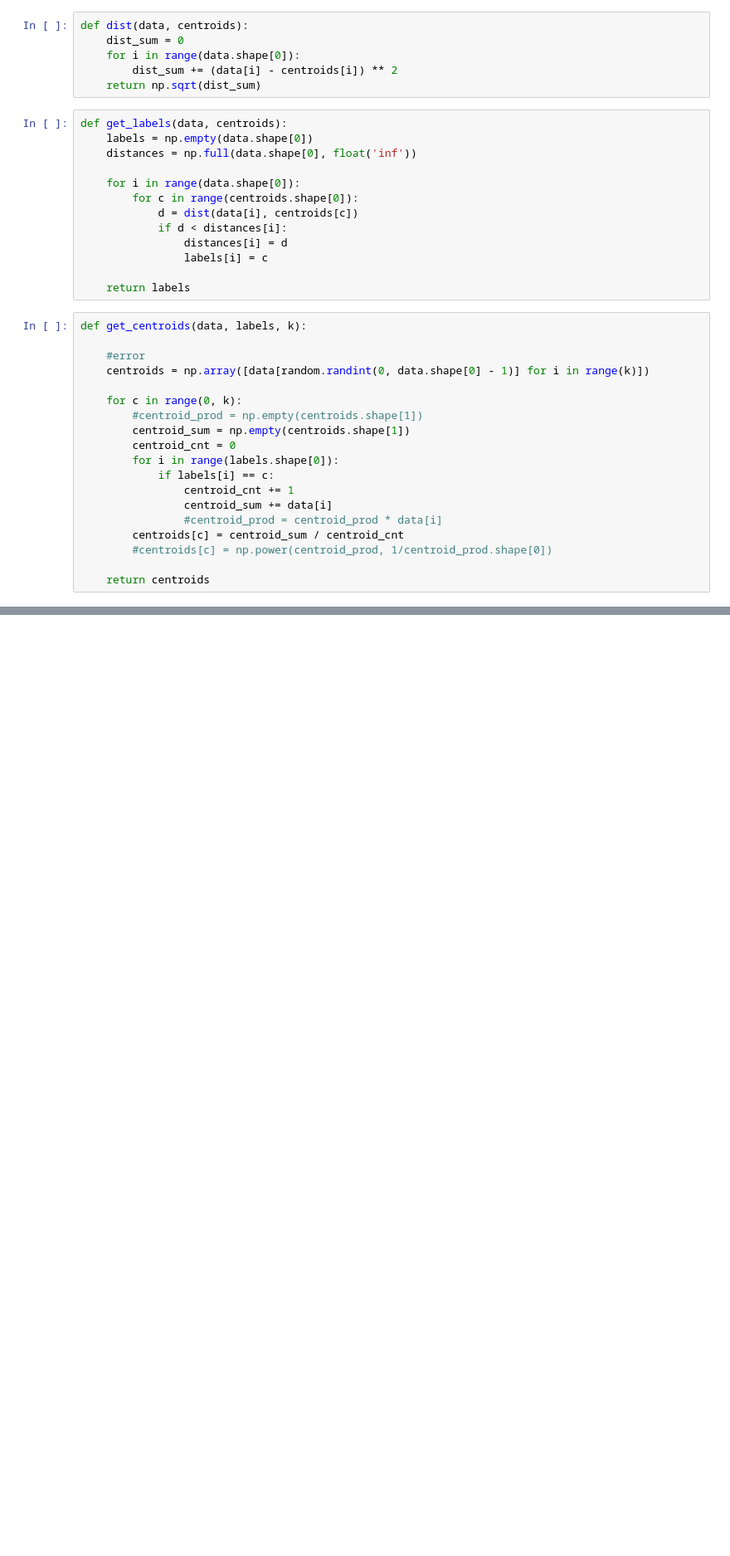
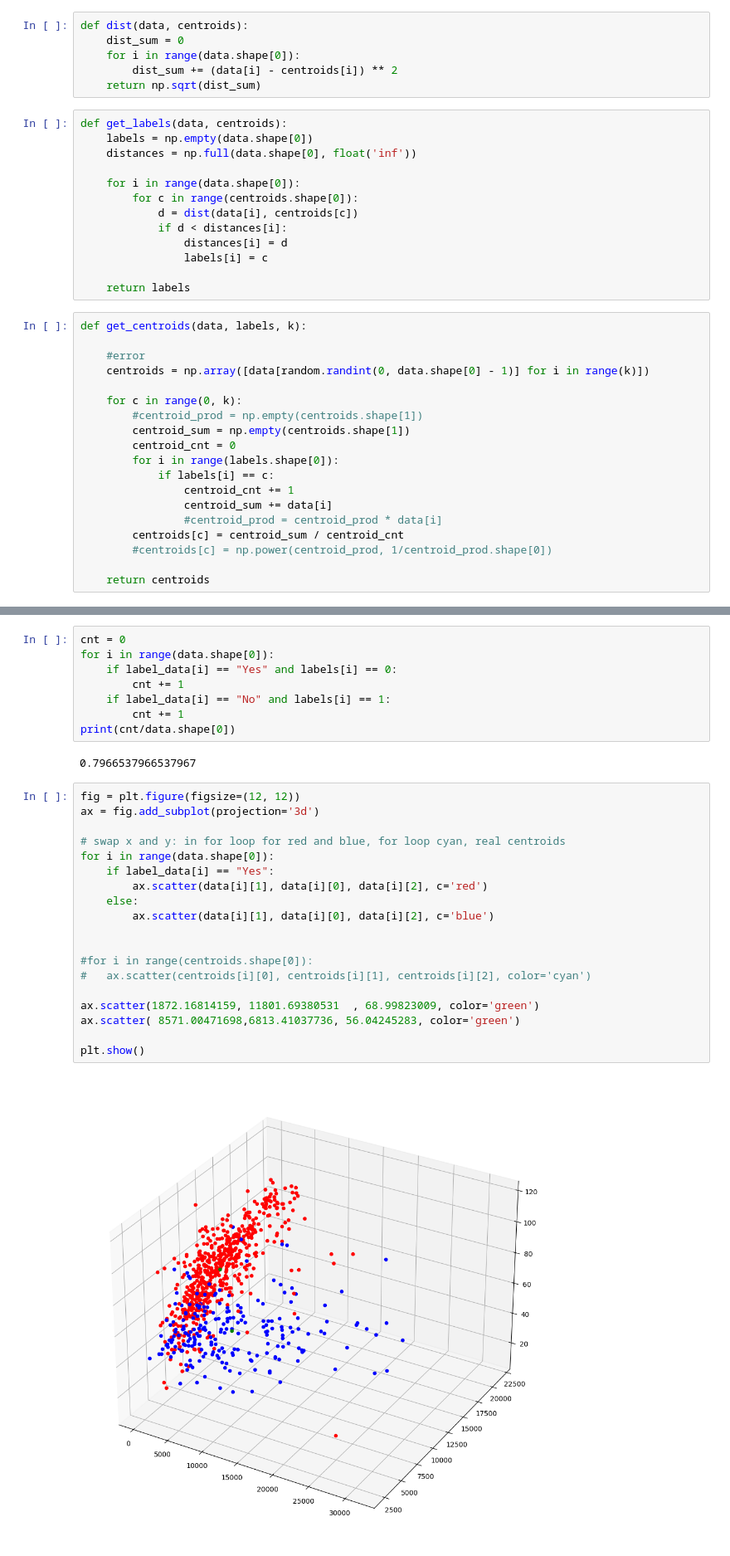
Before and after one commit to aaryangpatel/USCollegesKMeansClustering, a Jupyter notebook: KMeansClustering.ipynb, the cells around one changed output, grey strips where cells are left out. Shown: that part at 83% size. Saved outputs shown, nothing was run; the diff lists cells and outputs as text; blank space fills up the shorter version.

```diff
--- a/KMeansClustering.ipynb
+++ b/KMeansClustering.ipynb
@@ -120,0 +154,31 @@ plt.show()
+# %%
+cnt = 0
+for i in range(data.shape[0]):
+    if label_data[i] == "Yes" and labels[i] == 0:
+        cnt += 1
+    if label_data[i] == "No" and labels[i] == 1:
+        cnt += 1
+print(cnt/data.shape[0])
+# %% [output]
+0.7966537966537967
+# %%
+fig = plt.figure(figsize=(12, 12))
+ax = fig.add_subplot(projection='3d')
+
+# swap x and y: in for loop for red and blue, for loop cyan, real centroids
+for i in range(data.shape[0]):
+    if label_data[i] == "Yes":
+        ax.scatter(data[i][1], data[i][0], data[i][2], c='red')
+    else:
+        ax.scatter(data[i][1], data[i][0], data[i][2], c='blue')
+
+
+#for i in range(centroids.shape[0]):
+#   ax.scatter(centroids[i][0], centroids[i][1], centroids[i][2], color='cyan')
+
+ax.scatter(1872.16814159, 11801.69380531  , 68.99823009, color='green')
+ax.scatter( 8571.00471698,6813.41037736, 56.04245283, color='green')
+
+plt.show()
+# %% [output]
+[figure, added]
```
Also changed, not shown: parts of 14 cells of this notebook.
